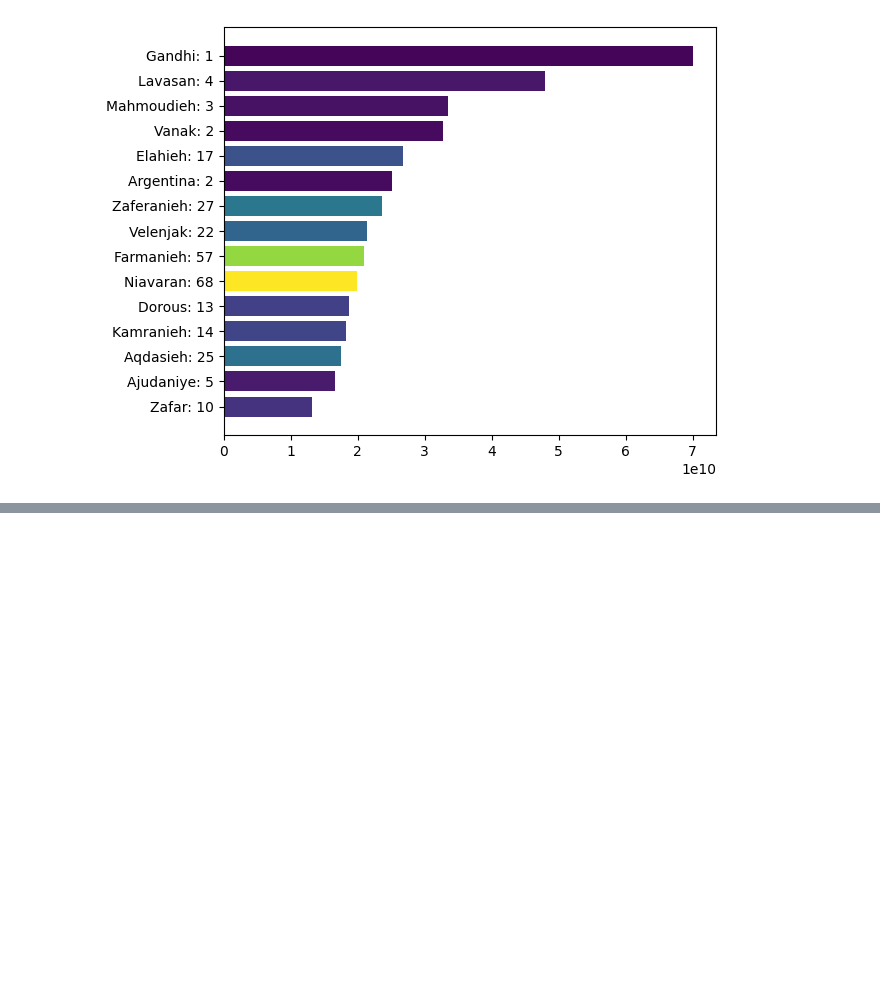
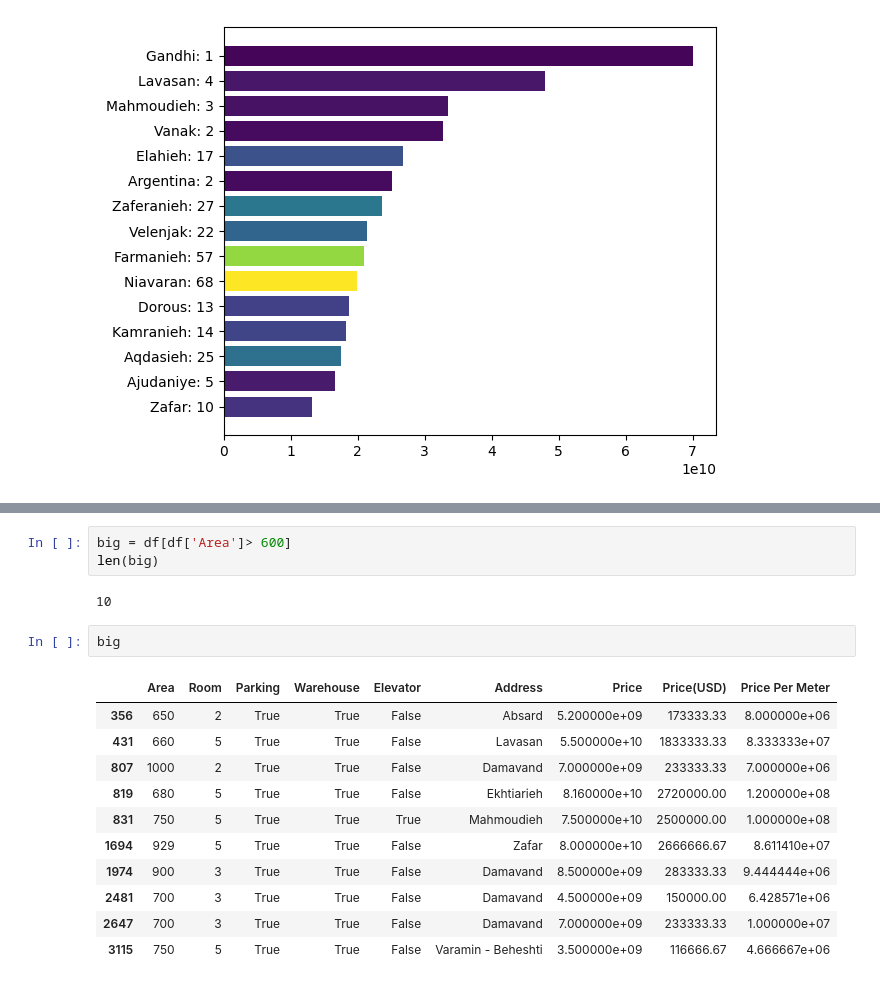
Before and after one commit to ramtinmt/tehran-house-price-prediction, a Jupyter notebook: model.ipynb, the cells around one changed output, grey strips where cells are left out. Cells and saved outputs as stored; diff of their text form; blank space fills up the shorter version.

```diff
--- a/model.ipynb
+++ b/model.ipynb
@@ -500,0 +551,19 @@ plt.show()
+# %%
+big = df[df['Area']> 600]
+len(big)
+# %% [output]
+10
+# %%
+big
+# %% [output]
+|  | Area | Room | Parking | Warehouse | Elevator | Address | Price | Price(USD) | Price Per Meter |
+| 356 | 650 | 2 | True | True | False | Absard | 5.200000e+09 | 173333.33 | 8.000000e+06 |
+| 431 | 660 | 5 | True | True | False | Lavasan | 5.500000e+10 | 1833333.33 | 8.333333e+07 |
+| 807 | 1000 | 2 | True | True | False | Damavand | 7.000000e+09 | 233333.33 | 7.000000e+06 |
+| 819 | 680 | 5 | True | True | False | Ekhtiarieh | 8.160000e+10 | 2720000.00 | 1.200000e+08 |
+| 831 | 750 | 5 | True | True | True | Mahmoudieh | 7.500000e+10 | 2500000.00 | 1.000000e+08 |
+| 1694 | 929 | 5 | True | True | False | Zafar | 8.000000e+10 | 2666666.67 | 8.611410e+07 |
+| 1974 | 900 | 3 | True | True | False | Damavand | 8.500000e+09 | 283333.33 | 9.444444e+06 |
+| 2481 | 700 | 3 | True | True | False | Damavand | 4.500000e+09 | 150000.00 | 6.428571e+06 |
+| 2647 | 700 | 3 | True | True | False | Damavand | 7.000000e+09 | 233333.33 | 1.000000e+07 |
+| 3115 | 750 | 5 | True | True | False | Varamin - Beheshti | 3.500000e+09 | 116666.67 | 4.666667e+06 |
```
Also changed, not shown: parts of 20 cells of this notebook.
